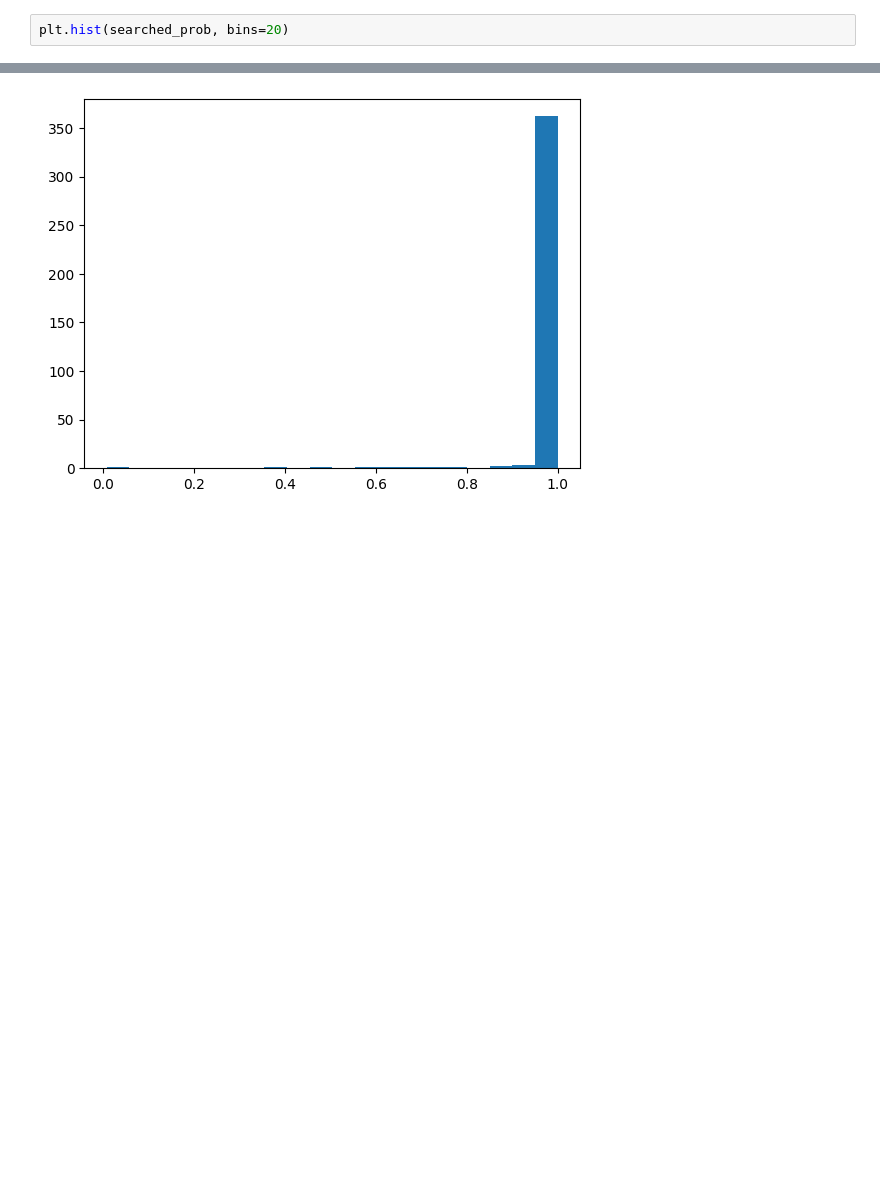
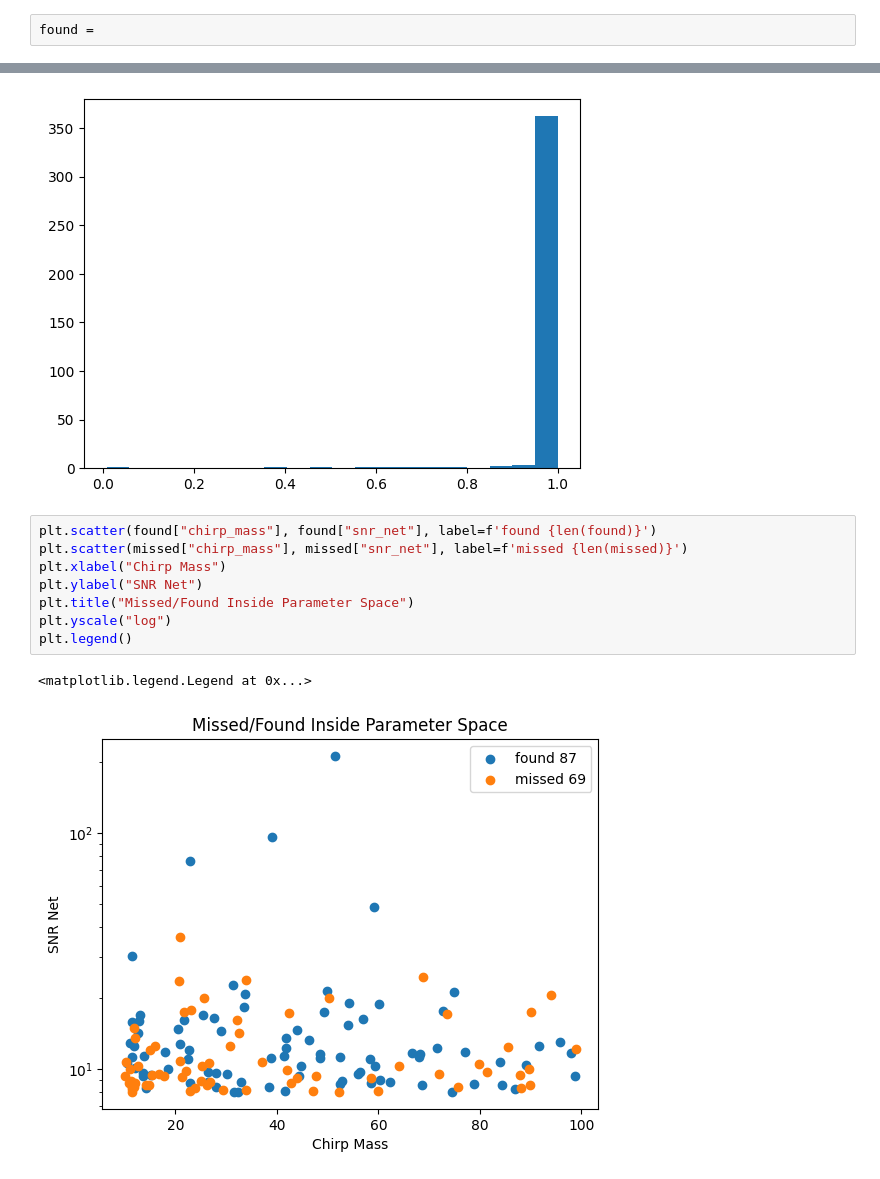
Before and after one commit to EthanMarx/mdc-analytics, a Jupyter notebook: analysis.ipynb, the cells around one changed output, grey strips where cells are left out. Saved outputs shown, nothing was run; the diff lists cells and outputs as text; blank space fills up the shorter version.

```diff
--- a/analysis.ipynb
+++ b/analysis.ipynb
@@ -101,5 +140,5 @@ plt.xscale("log")
 # %%
-plt.hist(searched_prob, bins=20)
+found =
 # %% [output]
 (array([  1.,   0.,   0.,   0.,   0.,   0.,   0.,   1.,   0.,   1.,   0.,
           1.,   1.,   1.,   1.,   1.,   0.,   2.,   3., 362.]),
@@ -110,3 +149,14 @@ plt.hist(searched_prob, bins=20)
         1.        ]),
  <BarContainer object of 20 artists>)
 [figure]
+# %%
+plt.scatter(found["chirp_mass"], found["snr_net"], label=f'found {len(found)}')
+plt.scatter(missed["chirp_mass"], missed["snr_net"], label=f'missed {len(missed)}')
+plt.xlabel("Chirp Mass")
+plt.ylabel("SNR Net")
+plt.title("Missed/Found Inside Parameter Space")
+plt.yscale("log")
+plt.legend()
+# %% [output]
+<matplotlib.legend.Legend at 0x...>
+[figure, added]
```
Also changed, not shown: parts of 12 cells of this notebook.
